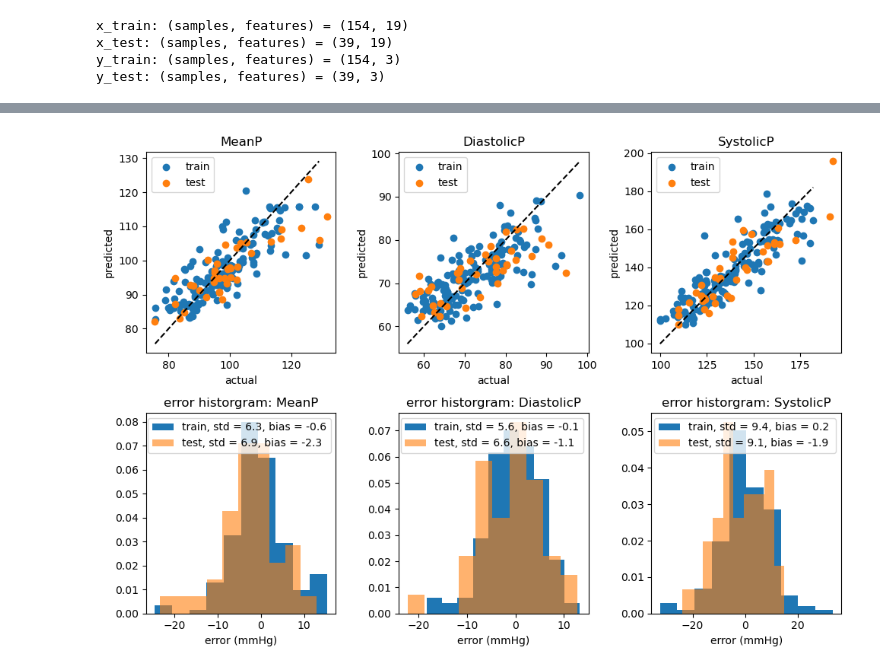
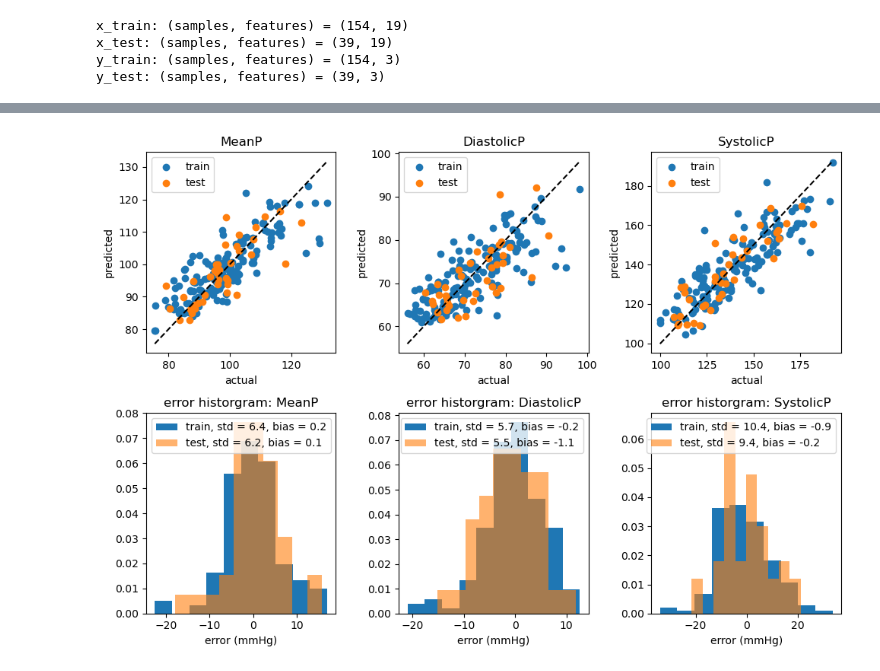
Before and after one commit to Shroff20/SP_DP_Prediction, a Jupyter notebook: code/demo_fit.ipynb, the cells around one changed output, grey strips where cells are left out. Drawn from its saved outputs; the diff is of its cells as text; code cells hidden in the pictures.

```diff
--- a/code/demo_fit.ipynb
+++ b/code/demo_fit.ipynb
@@ -179,13 +177,13 @@ plot_everything(y_train, y_test, y_predict_train, y_predict_test)
 # %%
 # FIT THE MODEL
 
 from sklearn.neural_network import MLPRegressor
-model=MLPRegressor(hidden_layer_sizes=(1000,100, 100,),learning_rate='adaptive',max_iter=1000)
+model=MLPRegressor(hidden_layer_sizes=(1000,100, 50, 50),learning_rate='adaptive',max_iter=1000)
 model.fit(x_train, y_train)
 
 y_predict_train = model.predict(x_train)
 y_predict_test = model.predict(x_test)
 
 plot_everything(y_train, y_test, y_predict_train, y_predict_test)
 # %% [output]
-[figure, old version]
+[figure, new version]
```
Also changed, not shown: parts of 4 cells of this notebook.
